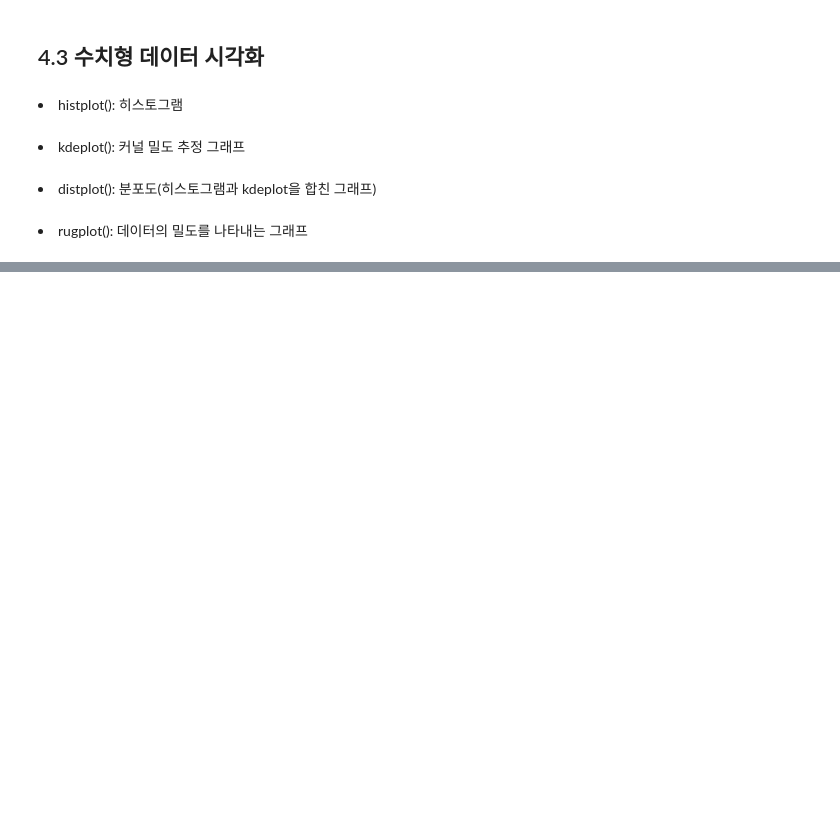
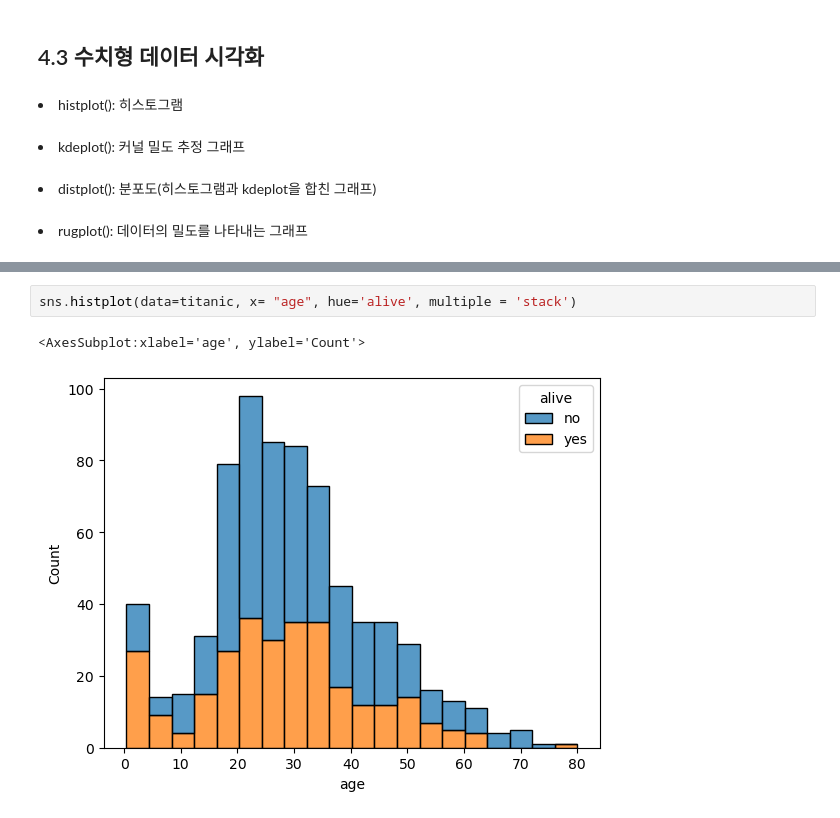
Before and after one commit to bongjooncha/kaggle_study, a Jupyter notebook: ch4/book.ipynb, the cells around one changed output, grey strips where cells are left out. Saved outputs shown, nothing was run; the diff lists cells and outputs as text; blank space fills up the shorter version.

```diff
--- a/ch4/book.ipynb
+++ b/ch4/book.ipynb
@@ -73,0 +119,5 @@ titanic.tail(2)
+# %%
+sns.histplot(data=titanic, x= "age", hue='alive', multiple = 'stack')
+# %% [output]
+<AxesSubplot:xlabel='age', ylabel='Count'>
+[figure, added]
```
Also changed, not shown: parts of 19 cells of this notebook, 1 other file.
